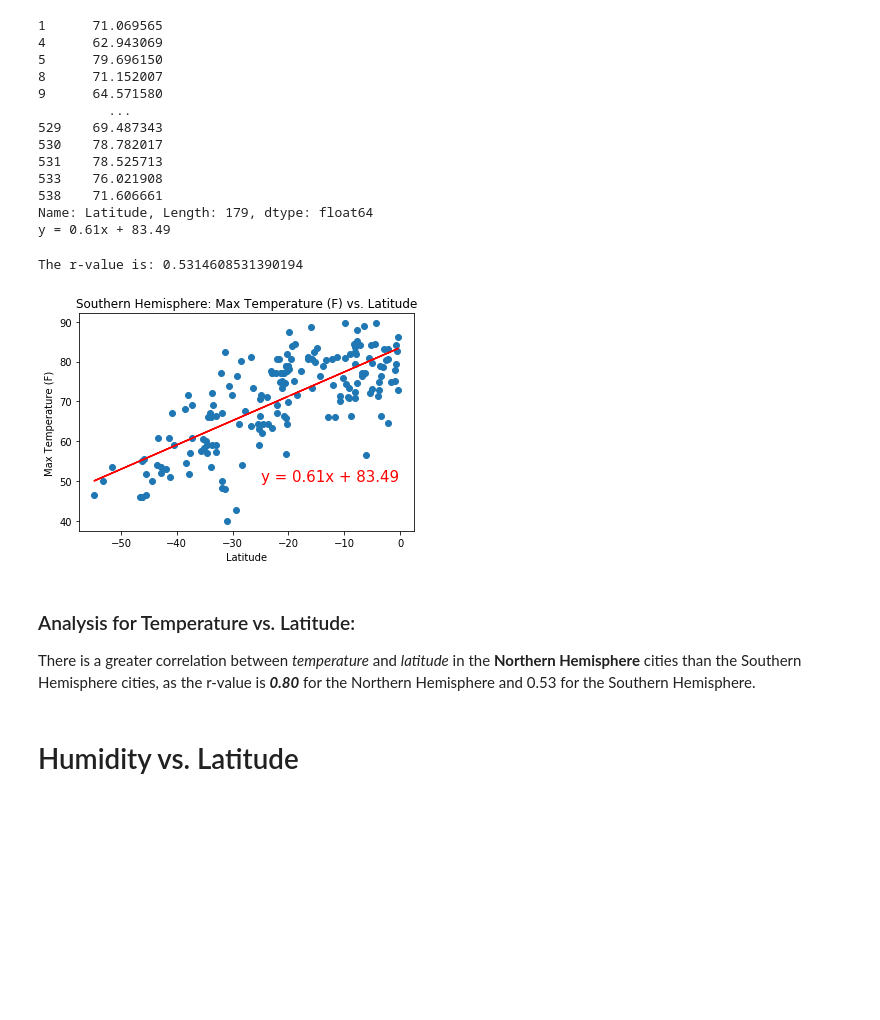
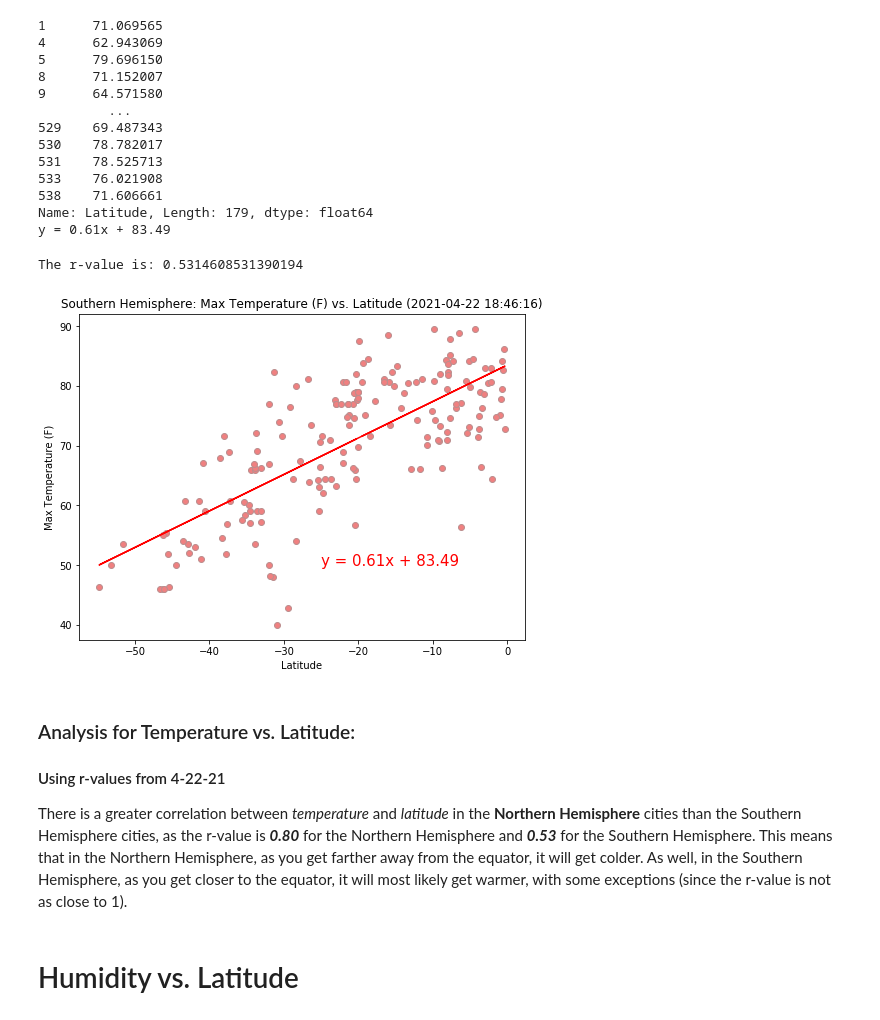
Before and after one commit to juliabrunett/python-api-challenge, a Jupyter notebook: WeatherPy/WeatherPy.ipynb, the cells around one changed output. Cells and saved outputs as stored; diff of their text form; code cells hidden in the pictures; blank space fills up the shorter version.

```diff
--- a/WeatherPy/WeatherPy.ipynb
+++ b/WeatherPy/WeatherPy.ipynb
@@ -380,29 +381,31 @@ Name: Latitude, Length: 179, dtype: float64
 y = 0.61x + 83.49
 # %%
 # Create Plot: Temp vs Lat (Southern)
-plt.scatter(southern_hem_df["Latitude"], southern_hem_df["Max Temp."], marker = "o")
+plt.figure(figsize=(8,6))
+plt.scatter(southern_hem_df["Latitude"], southern_hem_df["Max Temp."], marker = "o", color="lightcoral", edgecolor="rosybrown")
 plt.xlabel("Latitude")
 plt.ylabel("Max Temperature (F)")
-plt.title("Southern Hemisphere: Max Temperature (F) vs. Latitude")
+plt.title(f"Southern Hemisphere: Max Temperature (F) vs. Latitude ({dates_converted[0]})")
 
 # Label plot and annotate the line equation
 plt.plot(southern_hem_df["Latitude"], regress_values,"r-")
 plt.annotate(line_eq, (-25,50), fontsize=15, color="red")
 
 # Print r square value
 print(f'The r-value is: {rvalue**2}')
 
 plt.savefig("./Images/temp_lat_south.png")
 
 # Show plot
 plt.show()
 # %% [output]
 The r-value is: 0.5314608531390194
-[figure, old version]
+[figure, new version]
 # %% [markdown]
 ### Analysis for Temperature vs. Latitude:
+#### Using r-values from 4-22-21
 
-There is a greater correlation between *temperature* and *latitude* in the **Northern Hemisphere** cities than the Southern Hemisphere cities, as the r-value is ***0.80*** for the Northern Hemisphere and 0.53 for the Southern Hemisphere.
+There is a greater correlation between *temperature* and *latitude* in the **Northern Hemisphere** cities than the Southern Hemisphere cities, as the r-value is ***0.80*** for the Northern Hemisphere and ***0.53*** for the Southern Hemisphere. This means that in the Northern Hemisphere, as you get farther away from the equator, it will get colder. As well, in the Southern Hemisphere, as you get closer to the equator, it will most likely get warmer, with some exceptions (since the r-value is not as close to 1).
 # %% [markdown]
 # Humidity vs. Latitude
 # %% [markdown]
```
Also changed, not shown: parts of 18 cells of this notebook, 8 other files.
